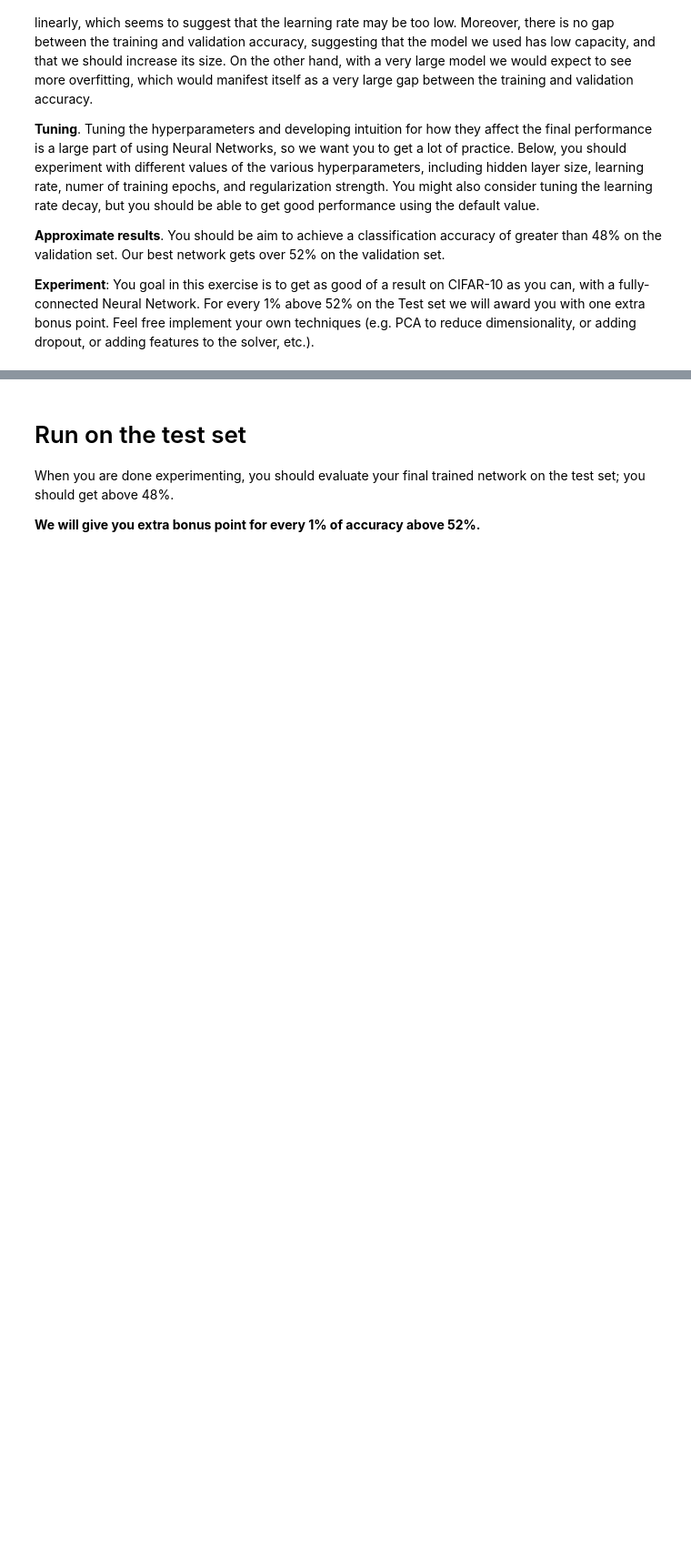
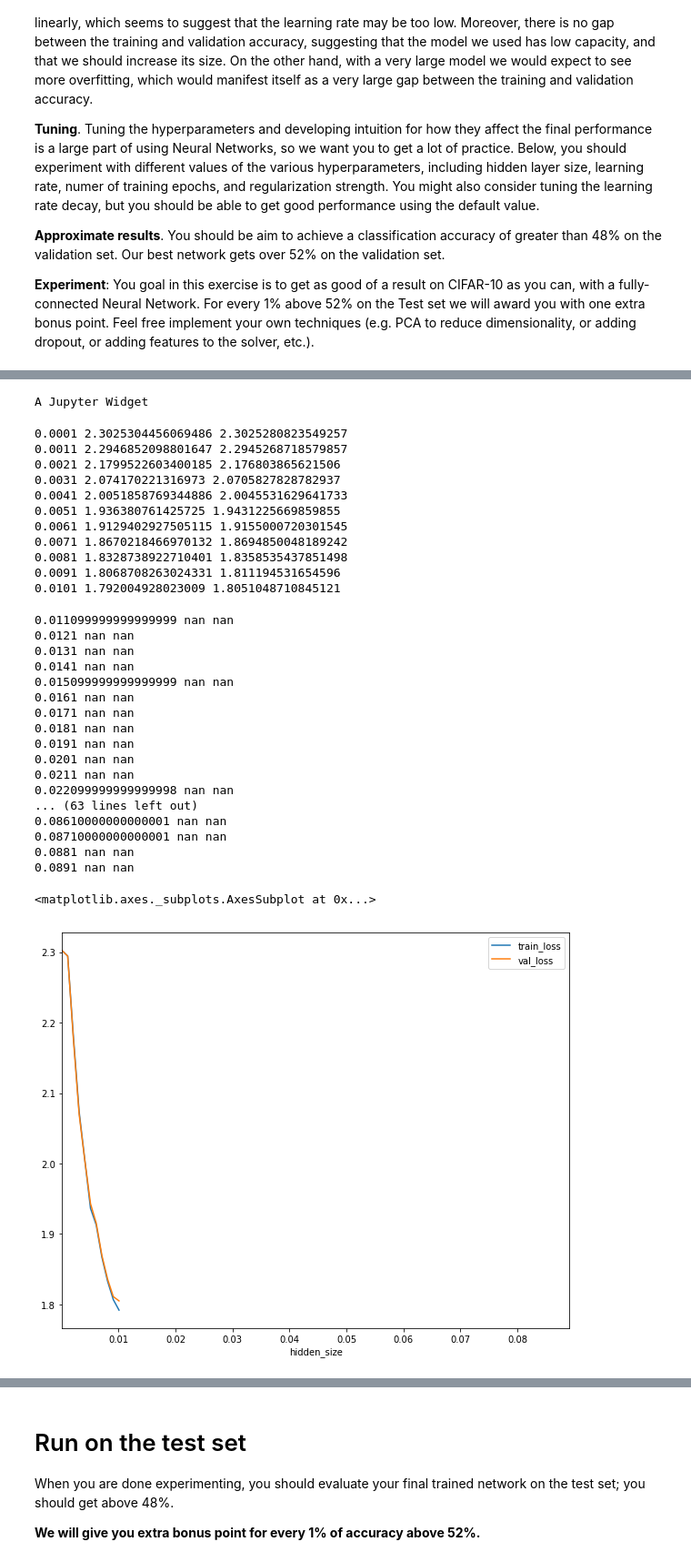
Before and after one commit to MartSlaaf/cs321n, a Jupyter notebook: assignment1/two_layer_net.ipynb, the cells around one changed output, grey strips where cells are left out. Shown at 91% size. Saved outputs shown, nothing was run; the diff lists cells and outputs as text; code cells hidden in the pictures; blank space fills up the shorter version.

```diff
--- a/assignment1/two_layer_net.ipynb
+++ b/assignment1/two_layer_net.ipynb
@@ -274,0 +289,19 @@ pass
+# %%
+def net_with_params(hidden_size=3000, batch_size=1000, learning_rate=0.01,
+                    reg=0.05, epochs=1000, learning_rate_decay=0.95, verbose=False):
+    net = TwoLayerNet(32 * 32 * 3, hidden_size, 10)
+
+    # Train the network
+    stats = net.train(X_train, y_train, X_val, y_val,
+                num_iters=epochs*(X_train.shape[0]//batch_size), batch_size=batch_size,
+                learning_rate=learning_rate, learning_rate_decay=learning_rate_decay,
+                reg=reg, verbose=verbose)
+    return net, net.loss(X_train, y_train)[0], net.loss(X_val, y_val)[0]
+# %%
+hidden_size_l = np.linspace(30, 3000, 20, dtype=int)
+batch_size_l = np.linspace(20, 2000, 20, dtype=int)
+learning_rate_l = np.arange(1e-4, 2e-2, 1e-3)
+reg_l = np.arange(0.05, 0.8, 0.05)
+learning_rate_decay = np.arange(0.8, 0.95, 0.05)
+# %%
+learning_rate_l = 10**(-np.arange(2, 5, 0.2))
@@ -274,0 +316,6 @@ pass
+# %%
+losses_for_hidden_0 = {'hidden_size': [], 'train_loss': [], 'val_loss': []}
+for one_hidden_size in tqdm_notebook(hidden_size_l):
+    net_, t, v = net_with_params(learning_rate=0.001, epochs=5, hidden_size=500, reg=0.35, batch_size=100, learning_rate_decay=0.9)
+    print((net_.predict(X_val) == y_val).mean())
+    print(one_hidden_size, t, v)
@@ -274,0 +344,41 @@ pass
+# %%
+losses_for_hidden_0 = {'hidden_size': [], 'train_loss': [], 'val_loss': []}
+for one_hidden_size in tqdm_notebook(learning_rate_l):
+    _, t, v = net_with_params(learning_rate=one_hidden_size)
+    losses_for_hidden_0['hidden_size'].append(one_hidden_size)
+    losses_for_hidden_0['train_loss'].append(t)
+    losses_for_hidden_0['val_loss'].append(v)
+    print(one_hidden_size, t, v)
+pd.DataFrame(losses_for_hidden_0).set_index('hidden_size').plot()
+# %% [output]
+A Jupyter Widget
+0.0001 2.3025304456069486 2.3025280823549257
+0.0011 2.2946852098801647 2.2945268718579857
+0.0021 2.1799522603400185 2.176803865621506
+0.0031 2.074170221316973 2.0705827828782937
+0.0041 2.0051858769344886 2.0045531629641733
+0.0051 1.936380761425725 1.9431225669859855
+0.0061 1.9129402927505115 1.9155000720301545
+0.0071 1.8670218466970132 1.8694850048189242
+0.0081 1.8328738922710401 1.8358535437851498
+0.0091 1.8068708263024331 1.811194531654596
+0.0101 1.792004928023009 1.8051048710845121
+0.011099999999999999 nan nan
+0.0121 nan nan
+0.0131 nan nan
+0.0141 nan nan
+0.015099999999999999 nan nan
+0.0161 nan nan
+0.0171 nan nan
+0.0181 nan nan
+0.0191 nan nan
+0.0201 nan nan
+0.0211 nan nan
+0.022099999999999998 nan nan
+... (63 lines left out)
+0.08610000000000001 nan nan
+0.08710000000000001 nan nan
+0.0881 nan nan
+0.0891 nan nan
+<matplotlib.axes._subplots.AxesSubplot at 0x...>
+[figure, added]
```
Also changed, not shown: parts of 18 cells of this notebook, 27 other files.
